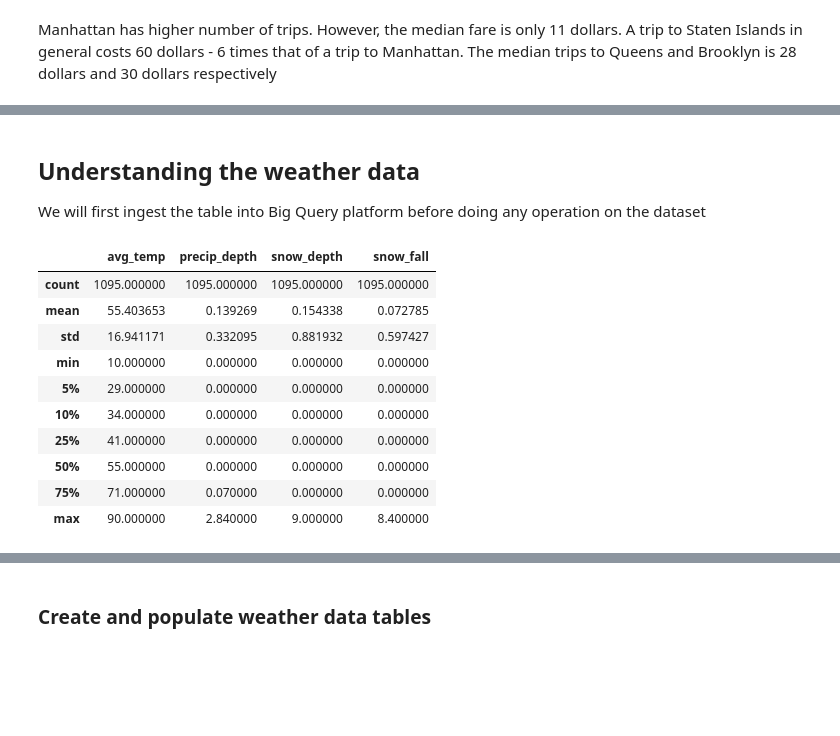
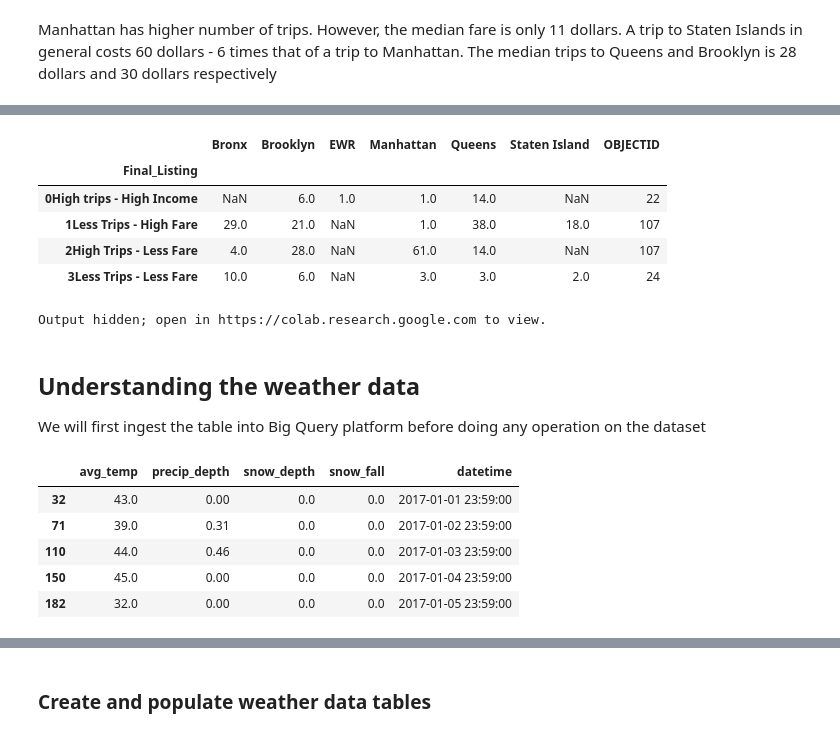
Before and after one commit to MADS-milestone/milestone-1, a Jupyter notebook: milestone1.ipynb, the cells around one changed output, grey strips where cells are left out. Cells and saved outputs as stored; diff of their text form; code cells hidden in the pictures; blank space fills up the shorter version.

```diff
--- a/milestone1.ipynb
+++ b/milestone1.ipynb
@@ -385,0 +514,8 @@ Manhattan has higher number of trips. However, the median fare is only 11 dollar
+# %%
+df_merge['Final_Listing'] = np.where((df_merge['avg_fare']>22)&(df_merge['number_trips']>5124),'0High trips - High Income',
+                                     np.where((df_merge['avg_fare']>22)&(df_merge['number_trips']<=5124),'1Less Trips - High Fare',
+                                              np.where((df_merge['avg_fare']<=22)&(df_merge['number_trips']<=5124),'3Less Trips - Less Fare','2High Trips - Less Fare')))
+
+df_merge['Final_Listing_Val'] = np.where((df_merge['avg_fare']>22)&(df_merge['number_trips']>5124),4,
+                                     np.where((df_merge['avg_fare']>22)&(df_merge['number_trips']<=5124),3,
+                                              np.where((df_merge['avg_fare']<=22)&(df_merge['number_trips']<=5124),1,2)))
@@ -386,3 +527,26 @@ Manhattan has higher number of trips. However, the median fare is only 11 dollar
+# %%
+cross_summary = df_merge.groupby(['Final_Listing','borough'], ).count()['OBJECTID'].unstack()
+# %%
+pd.concat([cross_summary,df_merge.groupby('Final_Listing').count()['OBJECTID']],axis = 1)
+# %% [output]
+|  | Bronx | Brooklyn | EWR | Manhattan | Queens | Staten Island | OBJECTID |
+| Final_Listing |  |  |  |  |  |  |  |
+| 0High trips - High Income | NaN | 6.0 | 1.0 | 1.0 | 14.0 | NaN | 22 |
+| 1Less Trips - High Fare | 29.0 | 21.0 | NaN | 1.0 | 38.0 | 18.0 | 107 |
+| 2High Trips - Less Fare | 4.0 | 28.0 | NaN | 61.0 | 14.0 | NaN | 107 |
+| 3Less Trips - Less Fare | 10.0 | 6.0 | NaN | 3.0 | 3.0 | 2.0 | 24 |
+# %%
+base = alt.Chart(alt.Data(values=df_merge_json)).mark_geoshape(
+        stroke='black',
+        strokeWidth=1
+    ).encode(
+      color=alt.Color('properties.Final_Listing_Val:O',scale=alt.Scale(domain=[1,2,3,4], range=['#f37656', '#ffc809','#cccd2a','green']),
+
+)    )
+
+base + boroughs
+# %% [output]
+Output hidden; open in https://colab.research.google.com to view.
 # %% [markdown]
 ## Understanding the weather data
 
@@ -467,17 +631,12 @@ def create_and_populate_weather_tables():
 
   bg_hourly_job = bq_client.load_table_from_dataframe(weather_hdf, hourly_table, job_config=job_config_h)
   bg_hourly_job.result()
-# %%
-weather_ddf.describe(percentiles= [0.05,0.1,0.25,0.5,0.75], datetime_is_numeric=False)
-# %% [output]
-|  | avg_temp | precip_depth | snow_depth | snow_fall |
-| count | 1095.000000 | 1095.000000 | 1095.000000 | 1095.000000 |
-| mean | 55.403653 | 0.139269 | 0.154338 | 0.072785 |
-| std | 16.941171 | 0.332095 | 0.881932 | 0.597427 |
-| min | 10.000000 | 0.000000 | 0.000000 | 0.000000 |
-| 5% | 29.000000 | 0.000000 | 0.000000 | 0.000000 |
-| 10% | 34.000000 | 0.000000 | 0.000000 | 0.000000 |
-| 25% | 41.000000 | 0.000000 | 0.000000 | 0.000000 |
-| 50% | 55.000000 | 0.000000 | 0.000000 | 0.000000 |
-| 75% | 71.000000 | 0.070000 | 0.000000 | 0.000000 |
-| max | 90.000000 | 2.840000 | 9.000000 | 8.400000 |
+# %%
+weather_ddf.head()
+# %% [output]
+|  | avg_temp | precip_depth | snow_depth | snow_fall | datetime |
+| 32 | 43.0 | 0.00 | 0.0 | 0.0 | 2017-01-01 23:59:00 |
+| 71 | 39.0 | 0.31 | 0.0 | 0.0 | 2017-01-02 23:59:00 |
+| 110 | 44.0 | 0.46 | 0.0 | 0.0 | 2017-01-03 23:59:00 |
+| 150 | 45.0 | 0.00 | 0.0 | 0.0 | 2017-01-04 23:59:00 |
+| 182 | 32.0 | 0.00 | 0.0 | 0.0 | 2017-01-05 23:59:00 |
```
Also changed, not shown: parts of 39 cells of this notebook, 4 other files.
